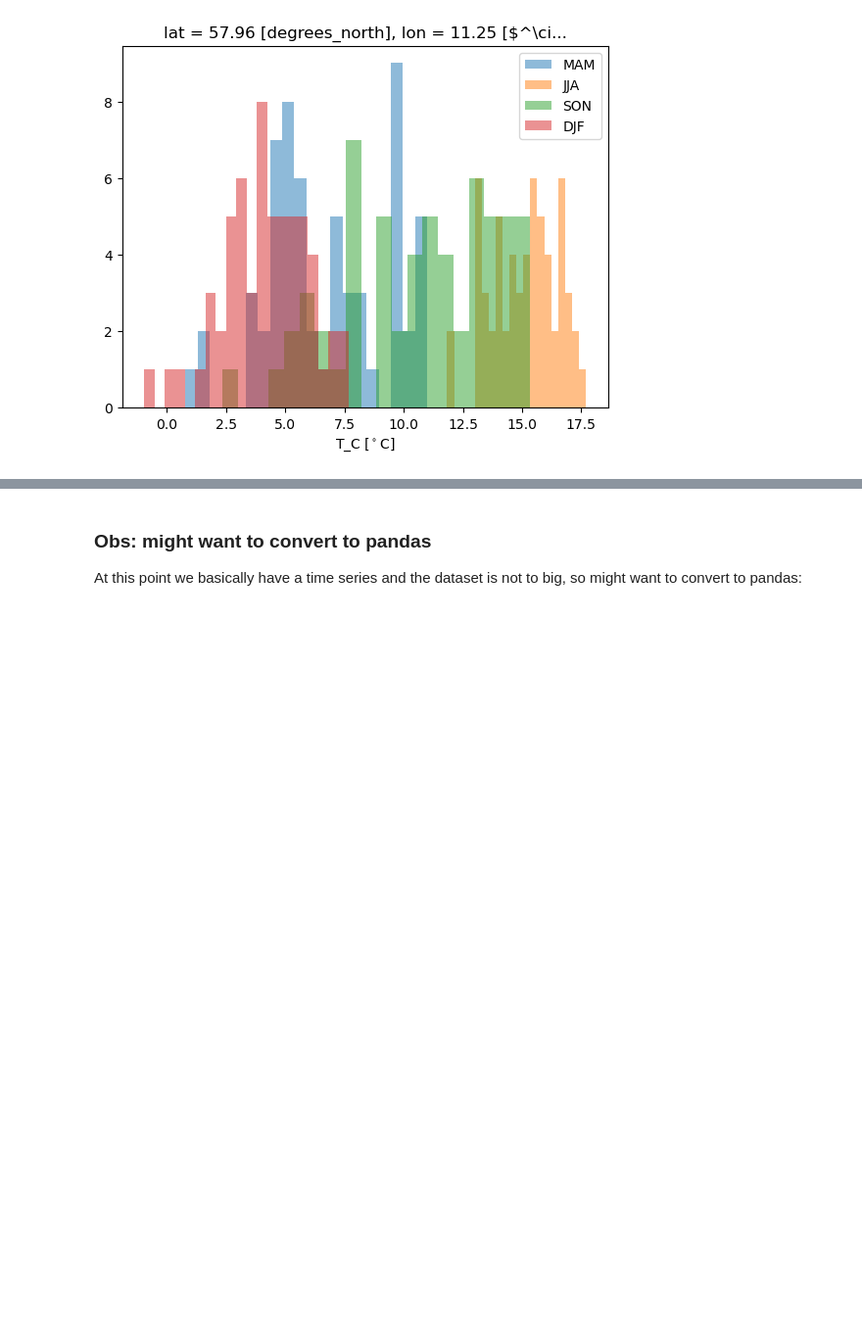
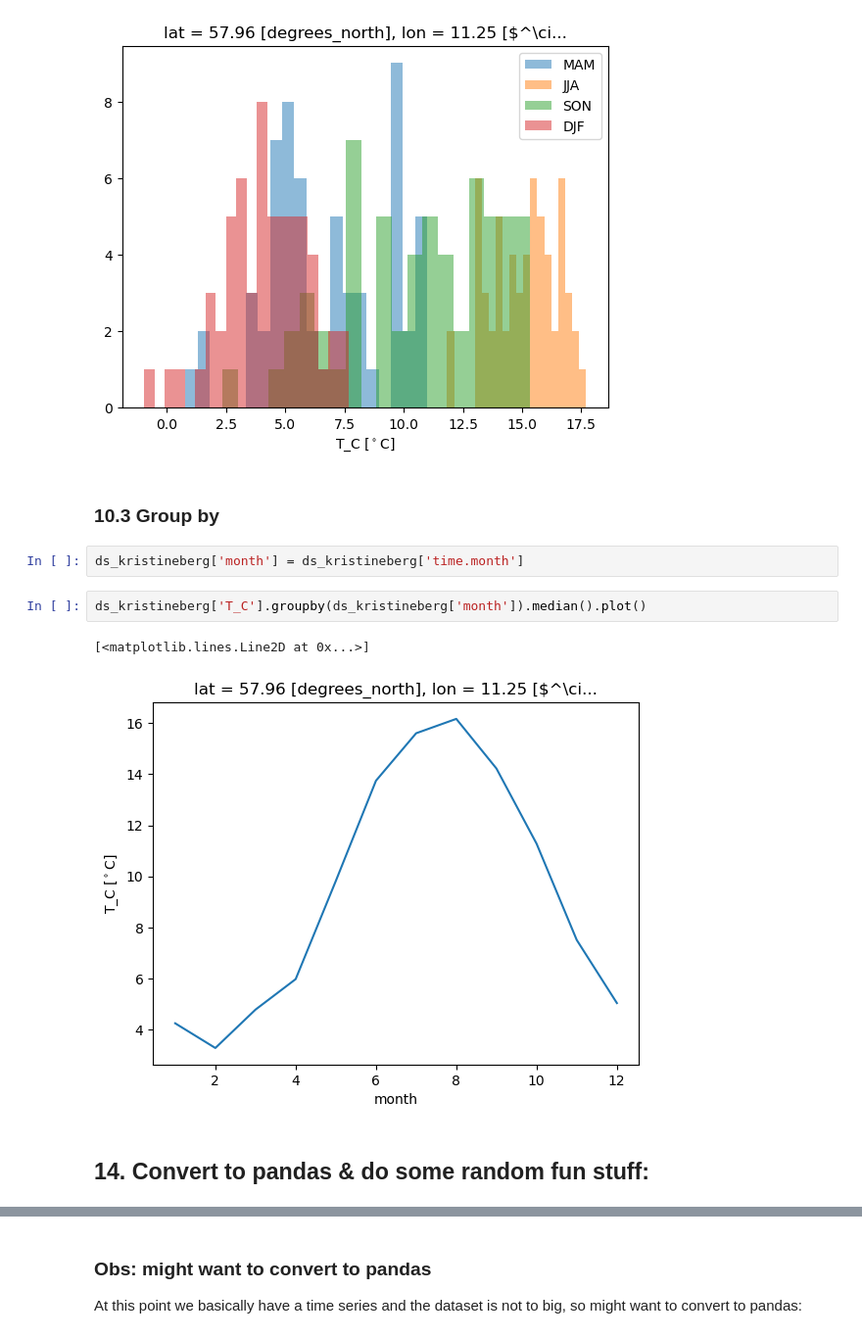
Before and after one commit to MetOs-UiO/eScience2025, a Jupyter notebook: docs/learning/notebooks/some-xarray-pandas-presentation_Sara.ipynb, the cells around one changed output, grey strips where cells are left out. Shown at 98% size. Drawn from its saved outputs; the diff is of its cells as text; blank space fills up the shorter version.

```diff
--- a/docs/learning/notebooks/some-xarray-pandas-presentation_Sara.ipynb
+++ b/docs/learning/notebooks/some-xarray-pandas-presentation_Sara.ipynb
@@ -1083,3 +1176,14 @@ plt.legend()
 # %% [output]
 <matplotlib.legend.Legend at 0x...>
 [figure]
+# %% [markdown]
+### 10.3 Group by
+# %%
+ds_kristineberg['month'] = ds_kristineberg['time.month']
+# %%
+ds_kristineberg['T_C'].groupby(ds_kristineberg['month']).median().plot()
+# %% [output]
+[<matplotlib.lines.Line2D at 0x...>]
+[figure, added]
+# %% [markdown]
+## 14. Convert to pandas & do some random fun stuff:
```
Also changed, not shown: parts of 67 cells of this notebook.
